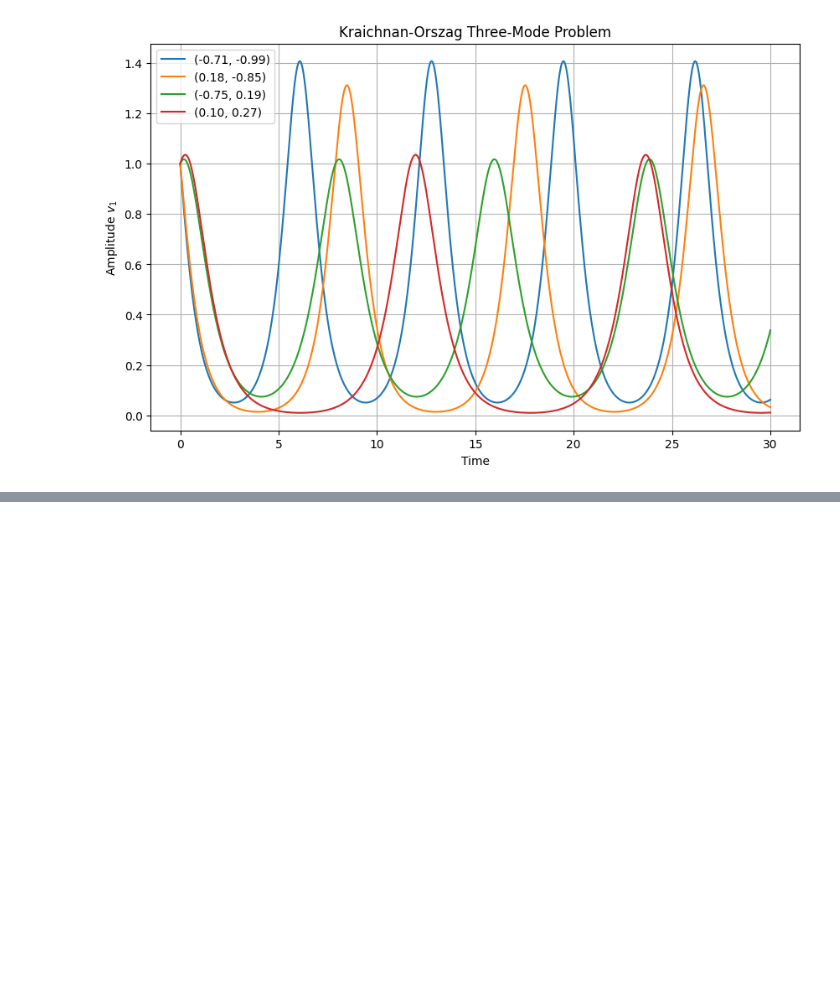
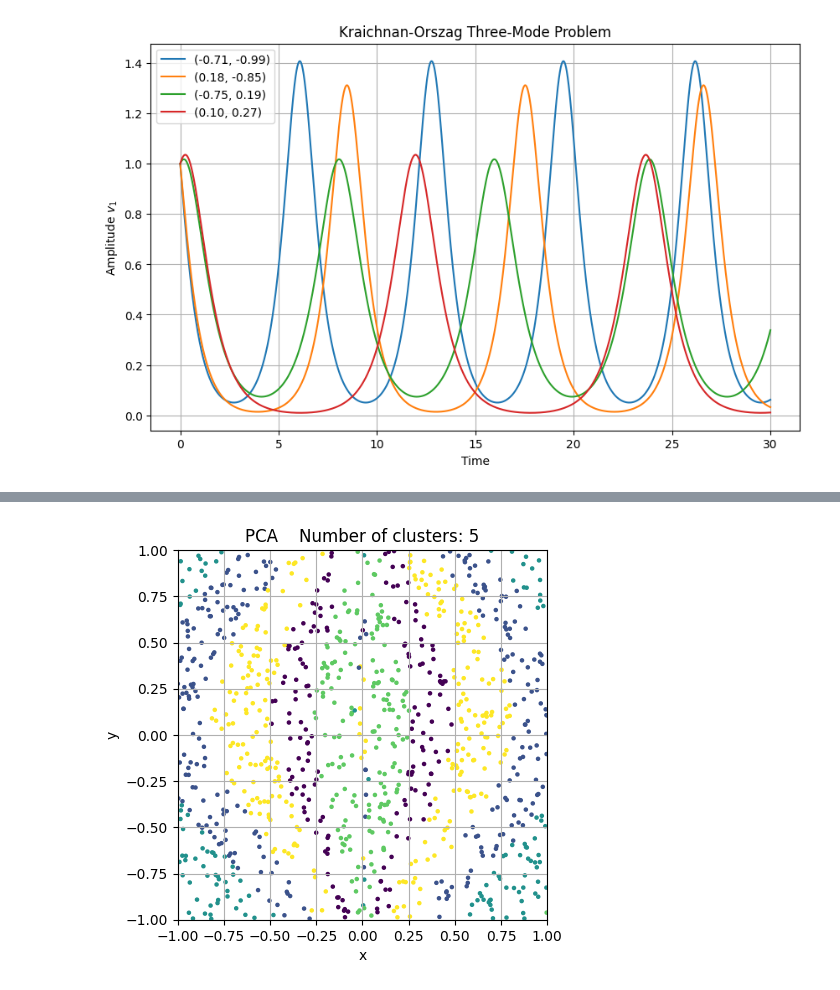
Before and after one commit to Gulio357/Data_Dynamics_Clustering, a Jupyter notebook: Untitled.ipynb, the cells around one changed output, grey strips where cells are left out. Drawn from its saved outputs; the diff is of its cells as text; code cells hidden in the pictures; blank space fills up the shorter version.

Commit message:
KMeans clustering after PCA and TSNE dimension reductions

```diff
--- a/Untitled.ipynb
+++ b/Untitled.ipynb
@@ -41,0 +90,2 @@ plt.show()
+# %%
+initial_settings = np.vstack((x_points, y_points)).T
@@ -41,0 +126,30 @@ plt.show()
+# %%
+from sklearn.decomposition import PCA
+from sklearn.cluster import KMeans
+
+
+pca = PCA(n_components=50)
+reduced_data = pca.fit_transform(dataset)
+
+n_clusters = 5
+kmeans = KMeans(n_clusters=n_clusters)
+PCA_labels = kmeans.fit_predict(reduced_data)
+
+if reduced_data.shape[1] == 2:
+    plt.scatter(reduced_data[:, 0], reduced_data[:, 1], c=labels, cmap='viridis', s=5)
+    plt.title('K-Means Clustering Results')
+    plt.xlabel('Principal Component 1')
+    plt.ylabel('Principal Component 2')
+    plt.show()
+# %%
+plt.scatter(x_points, y_points, c=PCA_labels, cmap='viridis', s=5)
+plt.xlabel('x')
+plt.ylabel('y')
+plt.title('PCA    ' + 'Number of clusters: ' + f"{n_clusters}")
+plt.grid(True)
+plt.xlim(-1, 1)
+plt.ylim(-1, 1)
+plt.gca().set_aspect('equal', adjustable='box')
+plt.show()
+# %% [output]
+[figure, added]
```
Also changed, not shown: parts of 8 cells of this notebook.
